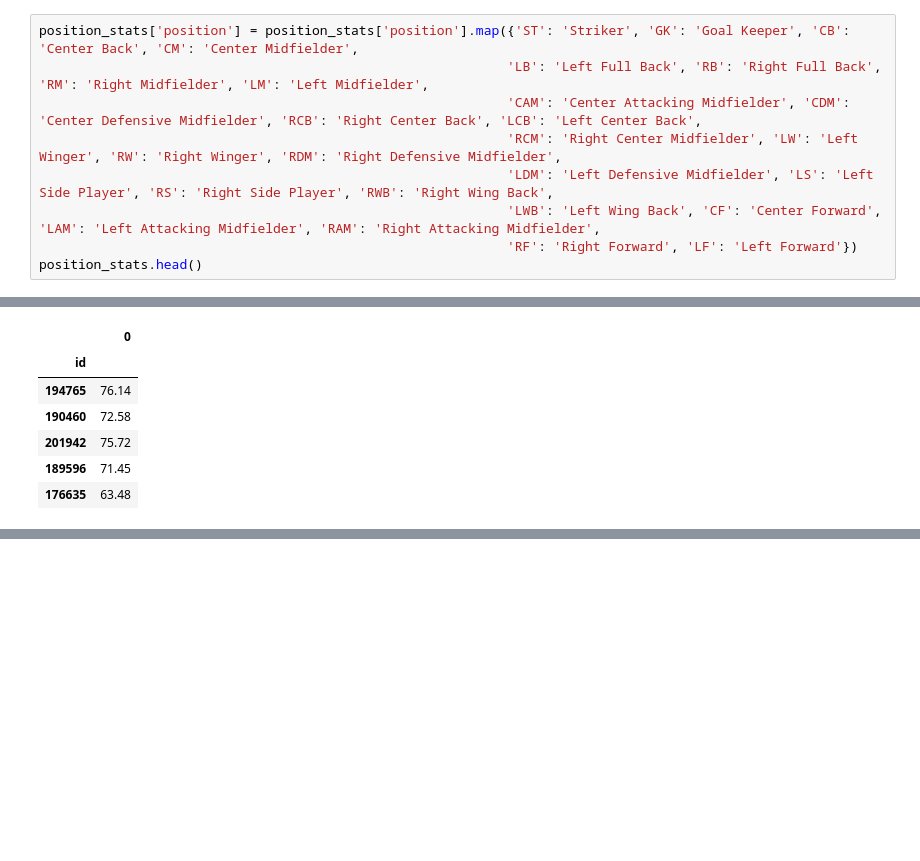
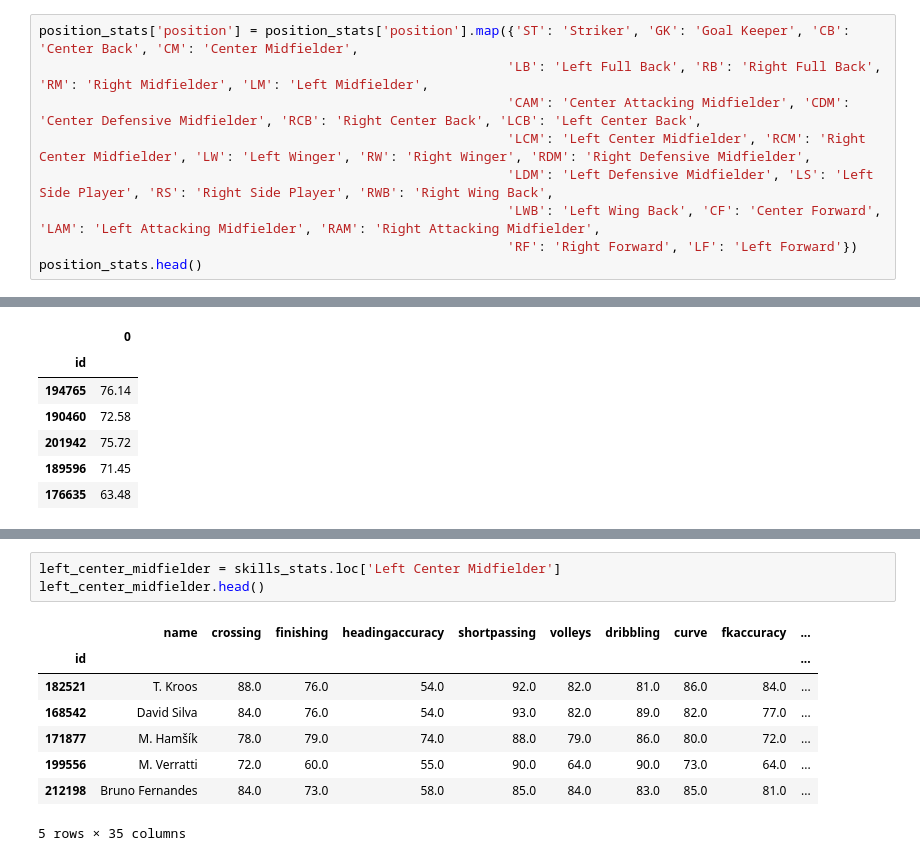
Before and after one commit to fifa-19-player-stats/data, a Jupyter notebook: code/FIFA19_PositionStats.ipynb, the cells around one changed output, grey strips where cells are left out. Saved outputs shown, nothing was run; the diff lists cells and outputs as text; blank space fills up the shorter version.

```diff
--- a/code/FIFA19_PositionStats.ipynb
+++ b/code/FIFA19_PositionStats.ipynb
@@ -67,7 +67,7 @@ Name: position, dtype: int64
 position_stats['position'] = position_stats['position'].map({'ST': 'Striker', 'GK': 'Goal Keeper', 'CB': 'Center Back', 'CM': 'Center Midfielder',
                                                             'LB': 'Left Full Back', 'RB': 'Right Full Back', 'RM': 'Right Midfielder', 'LM': 'Left Midfielder',
                                                             'CAM': 'Center Attacking Midfielder', 'CDM': 'Center Defensive Midfielder', 'RCB': 'Right Center Back', 'LCB': 'Left Center Back',
-                                                            'RCM': 'Right Center Midfielder', 'LW': 'Left Winger', 'RW': 'Right Winger', 'RDM': 'Right Defensive Midfielder',
+                                                            'LCM': 'Left Center Midfielder', 'RCM': 'Right Center Midfielder', 'LW': 'Left Winger', 'RW': 'Right Winger', 'RDM': 'Right Defensive Midfielder',
                                                             'LDM': 'Left Defensive Midfielder', 'LS': 'Left Side Player', 'RS': 'Right Side Player', 'RWB': 'Right Wing Back',
                                                             'LWB': 'Left Wing Back', 'CF': 'Center Forward', 'LAM': 'Left Attacking Midfielder', 'RAM': 'Right Attacking Midfielder',
                                                             'RF': 'Right Forward', 'LF': 'Left Forward'})
@@ -583,0 +1091,12 @@ right_attacking_midfielder.head()
+# %%
+left_center_midfielder = skills_stats.loc['Left Center Midfielder']
+left_center_midfielder.head()
+# %% [output]
+|  | name | crossing | finishing | headingaccuracy | shortpassing | volleys | dribbling | curve | fkaccuracy | ... |
+| id |  |  |  |  |  |  |  |  |  | ... |
+| 182521 | T. Kroos | 88.0 | 76.0 | 54.0 | 92.0 | 82.0 | 81.0 | 86.0 | 84.0 | ... |
+| 168542 | David Silva | 84.0 | 76.0 | 54.0 | 93.0 | 82.0 | 89.0 | 82.0 | 77.0 | ... |
+| 171877 | M. Hamšík | 78.0 | 79.0 | 74.0 | 88.0 | 79.0 | 86.0 | 80.0 | 72.0 | ... |
+| 199556 | M. Verratti | 72.0 | 60.0 | 55.0 | 90.0 | 64.0 | 90.0 | 73.0 | 64.0 | ... |
+| 212198 | Bruno Fernandes | 84.0 | 73.0 | 58.0 | 85.0 | 84.0 | 83.0 | 85.0 | 81.0 | ... |
+5 rows × 35 columns
```
Also changed, not shown: parts of 61 cells of this notebook, 27 other files.
